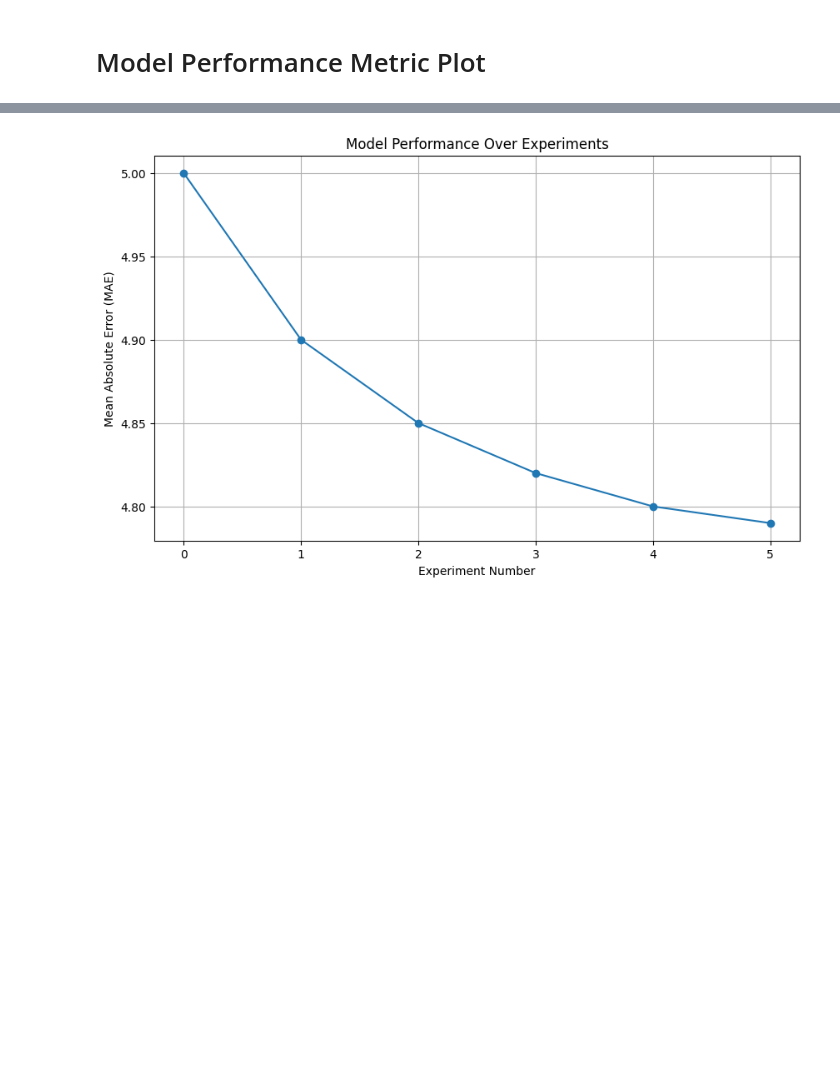
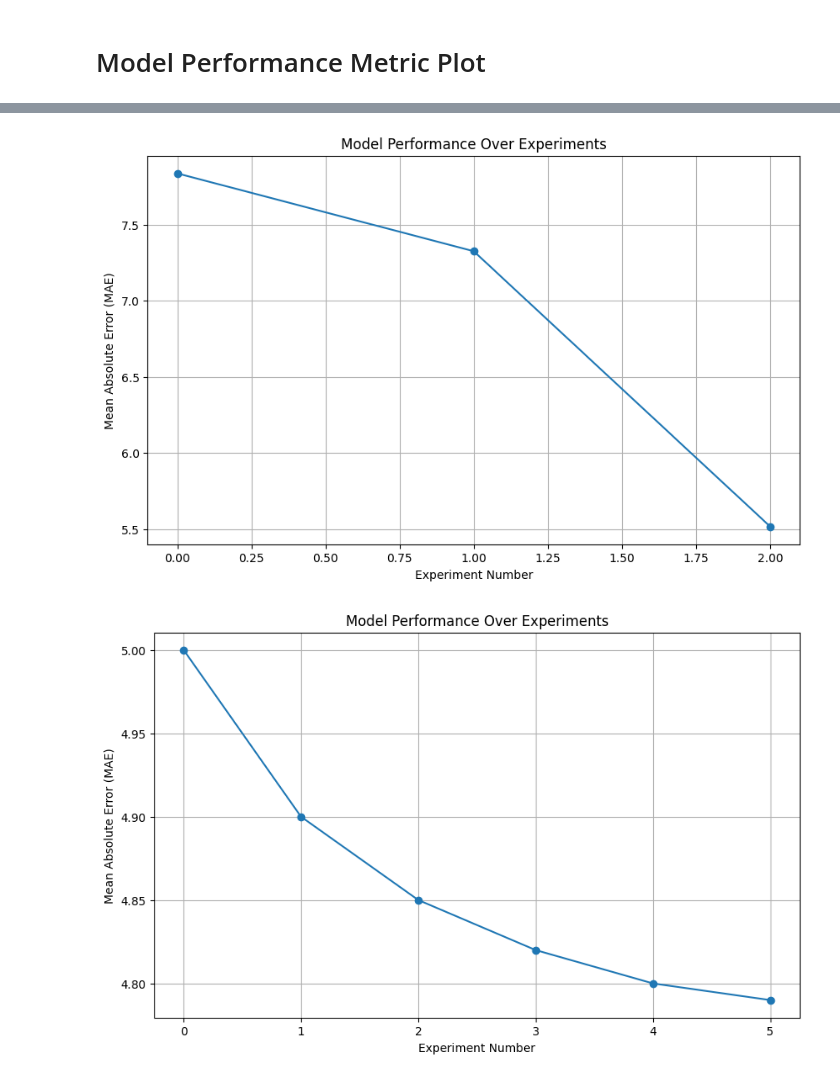
Before and after one commit to HoussemRhim/CI-CD-Automated-ML-for-Solar-power-predictions, a Jupyter notebook: Data and results.ipynb, the cells around one changed output, grey strips where cells are left out. Cells and saved outputs as stored; diff of their text form; code cells hidden in the pictures; blank space fills up the shorter version.

```diff
--- a/Data and results.ipynb
+++ b/Data and results.ipynb
@@ -382,3 +452,20 @@ This model does not have feature importances.
+# %%
+
+  #  Defining mae_values with some sample data
+mae_values = [7.8382755, 7.3265784, 5.51669123]
+
+# Now you can proceed with plotting
+import matplotlib.pyplot as plt
+
+plt.figure(figsize=(10, 6))
+plt.plot(range(len(mae_values)), mae_values, marker='o', linestyle='-')
+plt.xlabel('Experiment Number')
+plt.ylabel('Mean Absolute Error (MAE)')
+plt.title('Model Performance Over Experiments')
+plt.grid(True)
+plt.show()
+# %% [output]
+[figure, added]
 # %%
 # Example: Defining mae_values with some sample data (replace this with your actual data)
 mae_values = [5, 4.9, 4.85, 4.82, 4.8, 4.79]
```
Also changed, not shown: parts of 7 cells of this notebook, 3 other files.
